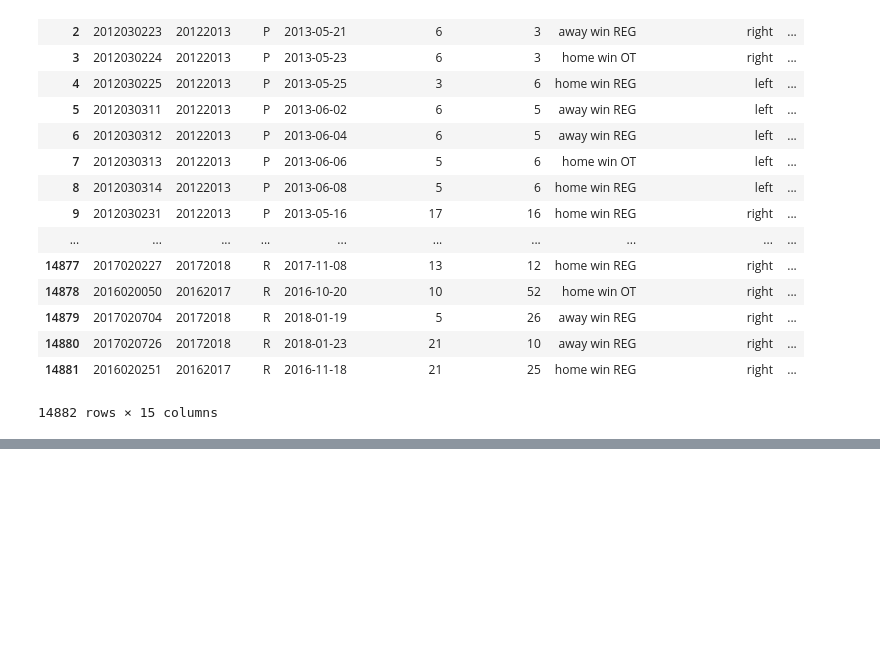
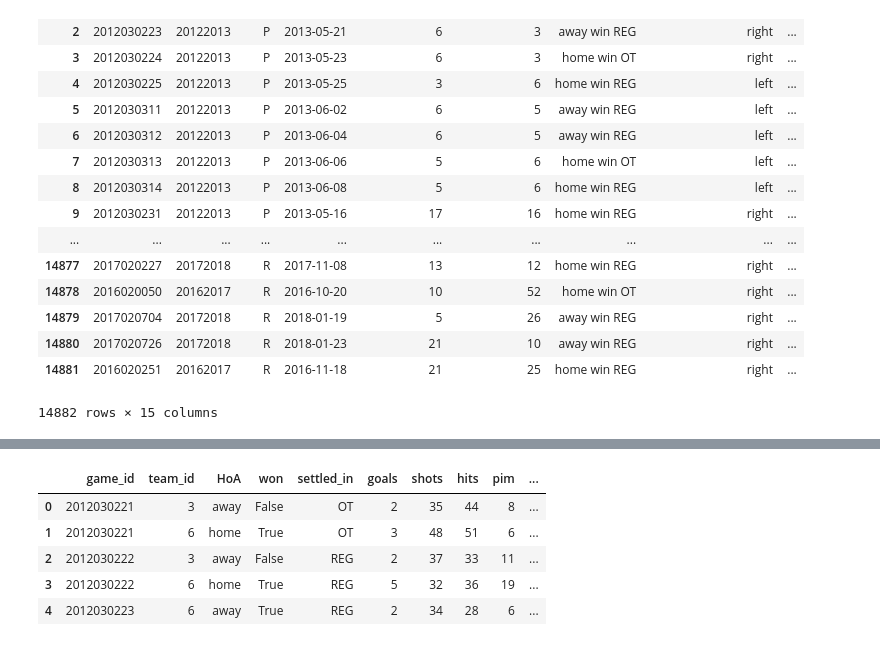
Before and after one commit to UCB-INFO-PYTHON/project_2_Bergan_Biseda_Hardy, a Jupyter notebook: mike_11_24_2018.ipynb, the cells around one changed output, grey strips where cells are left out. Cells and saved outputs as stored; diff of their text form; code cells hidden in the pictures; blank space fills up the shorter version.

```diff
--- a/mike_11_24_2018.ipynb
+++ b/mike_11_24_2018.ipynb
@@ -519,0 +540,11 @@ show(p)
+# %%
+game_teams_stats.head()
+game_merge_temp = game_teams_stats.drop(['head_coach', 'powerPlayOpportunities', 'powerPlayGoals'],axis=1)
+game_merge_temp.head()
+# %% [output]
+|  | game_id | team_id | HoA | won | settled_in | goals | shots | hits | pim | ... |
+| 0 | 2012030221 | 3 | away | False | OT | 2 | 35 | 44 | 8 | ... |
+| 1 | 2012030221 | 6 | home | True | OT | 3 | 48 | 51 | 6 | ... |
+| 2 | 2012030222 | 3 | away | False | REG | 2 | 37 | 33 | 11 | ... |
+| 3 | 2012030222 | 6 | home | True | REG | 5 | 32 | 36 | 19 | ... |
+| 4 | 2012030223 | 6 | away | True | REG | 2 | 34 | 28 | 6 | ... |
```
Also changed, not shown: parts of 2 cells of this notebook.
